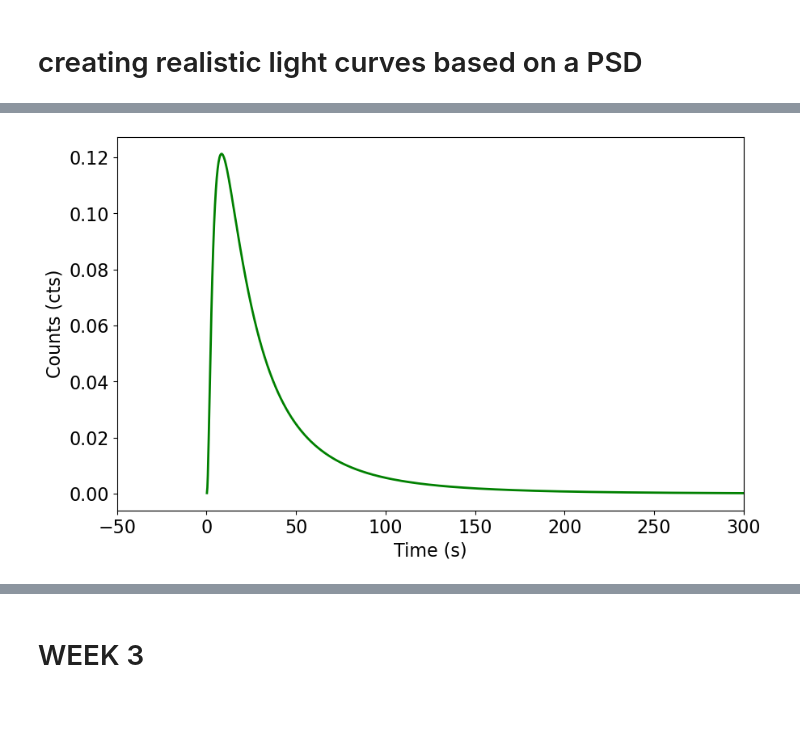
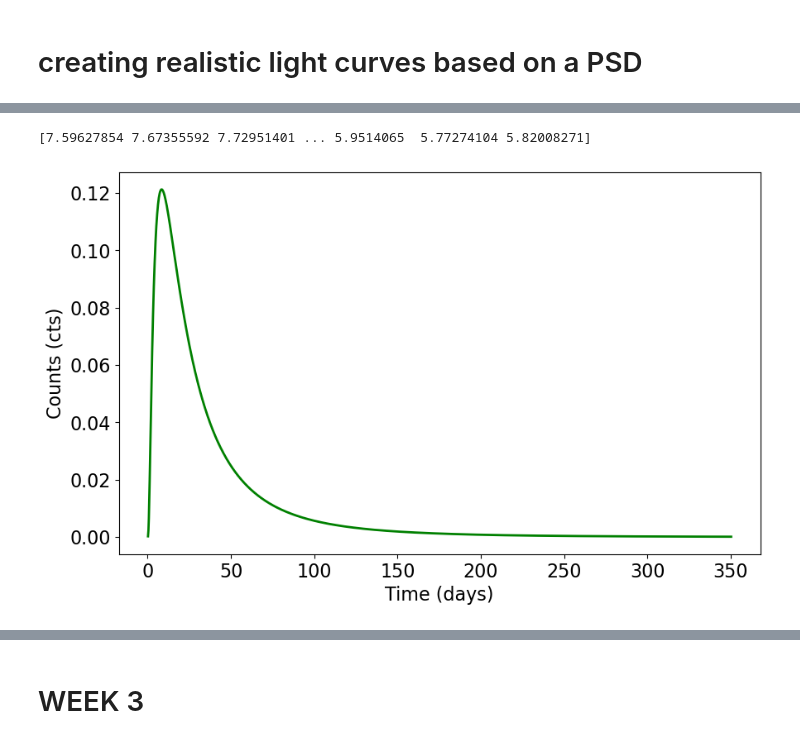
Before and after one commit to aeoj01-cpu/AGN_mapping, a Jupyter notebook: notebooks/lightcurve_simulations_1.ipynb, the cells around one changed output, grey strips where cells are left out. Saved outputs shown, nothing was run; the diff lists cells and outputs as text; code cells hidden in the pictures; blank space fills up the shorter version.

```diff
--- a/notebooks/lightcurve_simulations_1.ipynb
+++ b/notebooks/lightcurve_simulations_1.ipynb
@@ -232,18 +231,22 @@ time = time[100:1300]
 
 lc4_BLR = Lightcurve(time,signal4_BLR )
 lc4 = Lightcurve(time,flux)
+
+print(flux)
+# %% [output]
+[7.59627854 7.67355592 7.72951401 ... 5.9514065  5.77274104 5.82008271]
 # %%
 #plot of BLR
 fig, ax = plt.subplots(1,1,figsize=(10,6))
 ax.plot(times, BLR, lw=2, color='green')
-ax.set_xlim(-50,300)
-ax.set_xlabel("Time (s)", fontproperties=font_prop)
+#ax.set_xlim(-50,300)
+ax.set_xlabel("Time (days)", fontproperties=font_prop)
 ax.set_ylabel("Counts (cts)", fontproperties=font_prop)
 ax.tick_params(axis='x', labelsize=16)
 ax.tick_params(axis='y', labelsize=16)
 plt.show()
 # %% [output]
-[figure, old version]
+[figure, new version]
 # %%
 #plot of PSD based light curve
 fig, ax = plt.subplots(1,1,figsize=(10,6))
```
Also changed, not shown: parts of 23 cells of this notebook, 32 other files.
